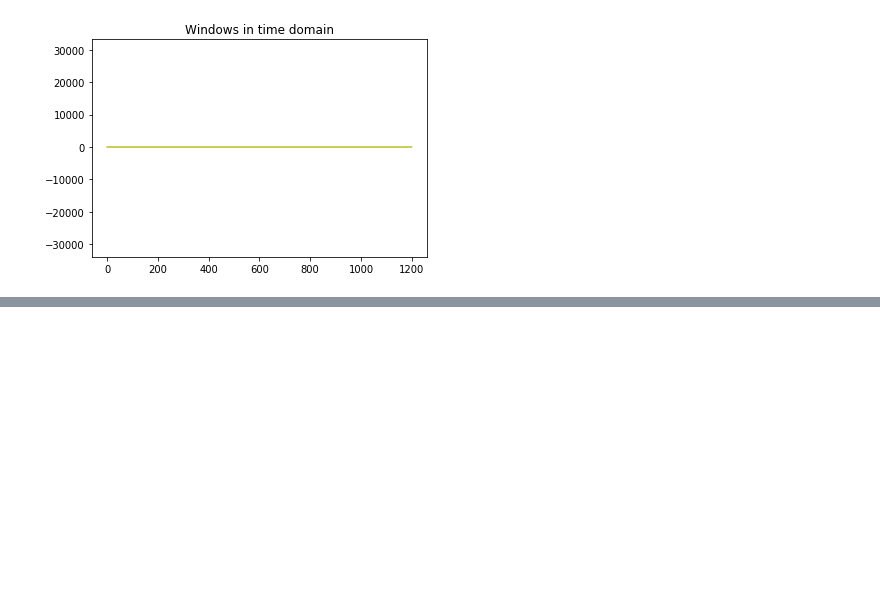
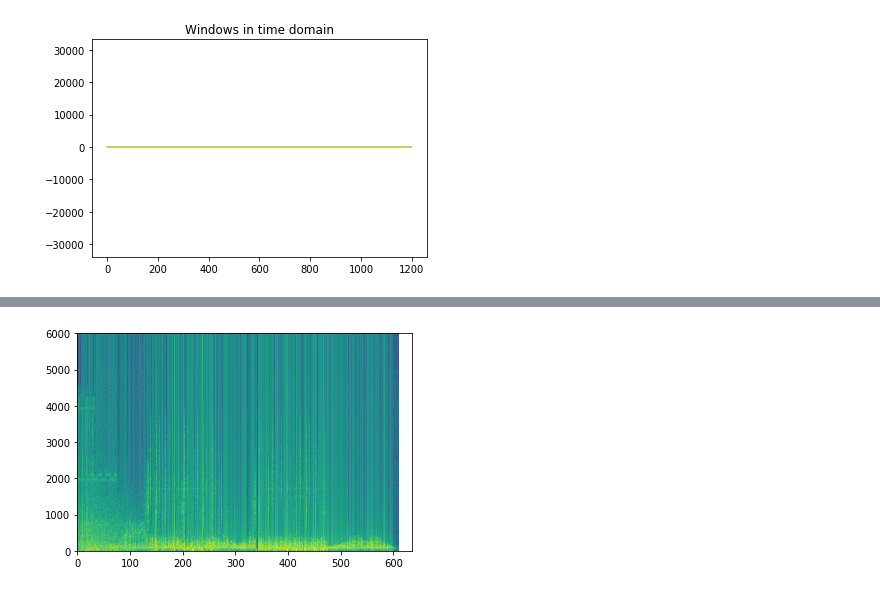
Before and after one commit to Graystripe17/Sadzam, a Jupyter notebook: XC/XC.ipynb, the cells around one changed output, grey strips where cells are left out. Drawn from its saved outputs; the diff is of its cells as text; code cells hidden in the pictures; blank space fills up the shorter version.

```diff
--- a/XC/XC.ipynb
+++ b/XC/XC.ipynb
@@ -178,0 +255,5 @@ class Spectrogram:
+# %%
+nfft = 512
+Pxx, freqs, bins, image = plt.specgram(original, Fs=12000, NFFT=nfft, window=np.hamming(nfft), noverlap=2)
+# %% [output]
+[figure, added]
```
Also changed, not shown: parts of 9 cells of this notebook, 3 other files.
